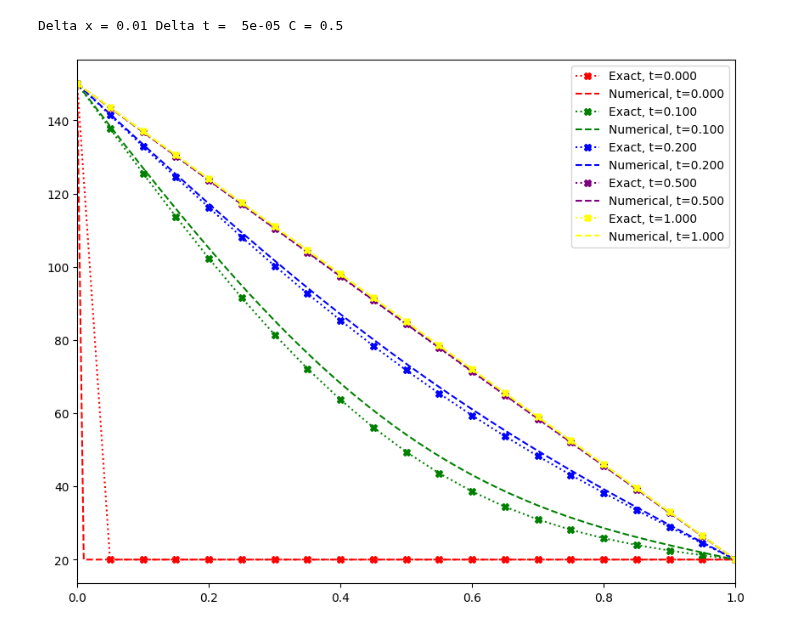
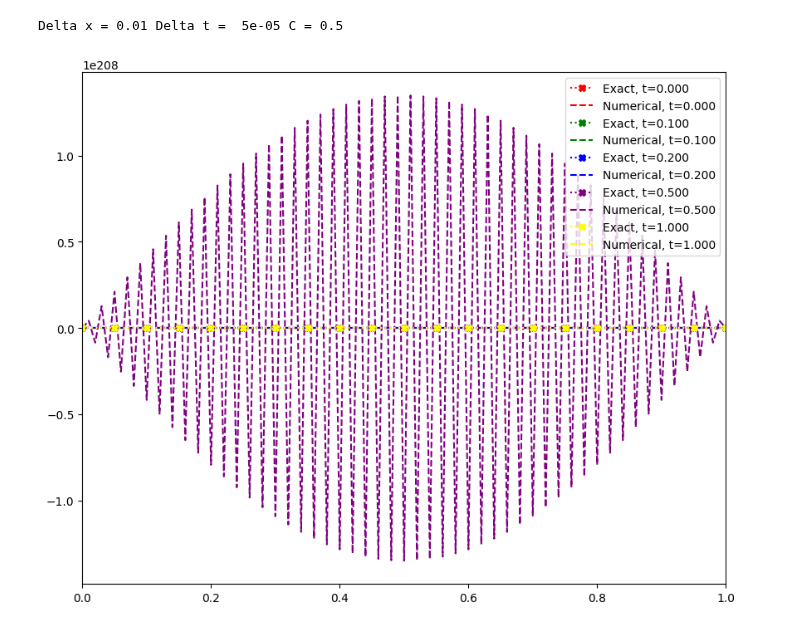
Before and after one commit to markalvaress/Drinks_Cans_IM, a Jupyter notebook: Project_1_Julie_Toy_Problem.ipynb, the cells around one changed output. Drawn from its saved outputs; the diff is of its cells as text; code cells hidden in the pictures.

```diff
--- a/Project_1_Julie_Toy_Problem.ipynb
+++ b/Project_1_Julie_Toy_Problem.ipynb
@@ -7,6 +7,8 @@ import matplotlib.animation
 # Boundary conditions
 b0 = 150  # u(0,t)= b0
 bL = 20   # u(L,t)= bL
+a = 0.05 # heat transfer coefficient
+u_inf = bL # air temp
 
 # Initial condition u(x,0)
 def I(x):
@@ -57,7 +59,7 @@ def plotting(U,L):
         # numerical solution
         label = "Numerical, t=" + "%0.3f" % (t[plot_pos],)
         ax.plot(x,U[:,plot_pos],color = colours[colour_pos],ls='--', label=label)
-        colour_pos = colour_pos + 1;
+        colour_pos = colour_pos + 1
 
     plt.xlim(0,L) # zoom in on area of interest
     ax.legend() # turn on legend
@@ -95,33 +97,33 @@ U[:,0]=I(x)
 U[0,0]  = b0
 U[-1,0] = bL
 
 '''
  This script finds a numerical approximation for the solution to
  the following 1D heat equation:
    u_t = u_xx  for  x in (0,1),  t in (0,T),
    u(x,t=0) = 20
    u(x=0,t) = 150;  u(x=1,t) = 20,
  using a forward Euler scheme.
 '''
 u_old = I(x)        # old/current values
 u = np.zeros(Nx_points) # new values
 
 for n in range(1, Nt_points):
     # set Dirichlet boundary points
     u[0]  = b0
     u[-1] = bL
 
     # apply forward Euler on the internal points
     for i in range(1, Nx_points-1):
-        u[i] = u_old[i] + C *(u_old[i-1] - 2*u_old[i] + u_old[i+1])
+        u[i] = u_old[i] + C *(u_old[i-1] - 2*u_old[i] + u_old[i+1]) - a*(u_old[i] - u_inf)
 
     # update u_old before next step
     u_old[:]= u
     # copy into full storage
-    U[:,n] = u;
+    U[:,n] = u
 
 # plot snapshots of the solution
 plotting(U, L)
 # %% [output]
 Delta x = 0.01 Delta t =  5e-05 C = 0.5
-[figure, old version]
+[figure, new version]
```
Also changed, not shown: parts of 4 cells of this notebook.
